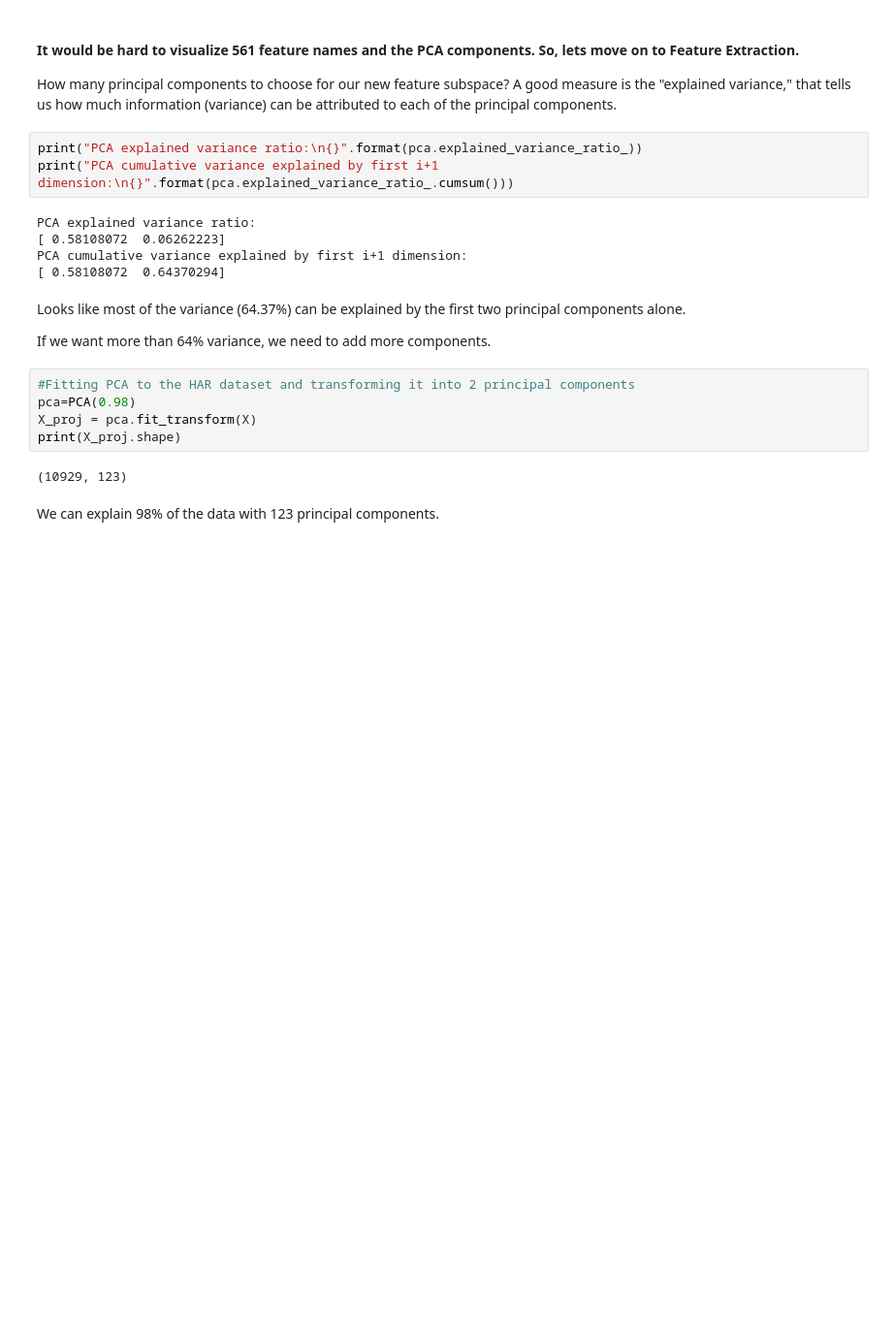
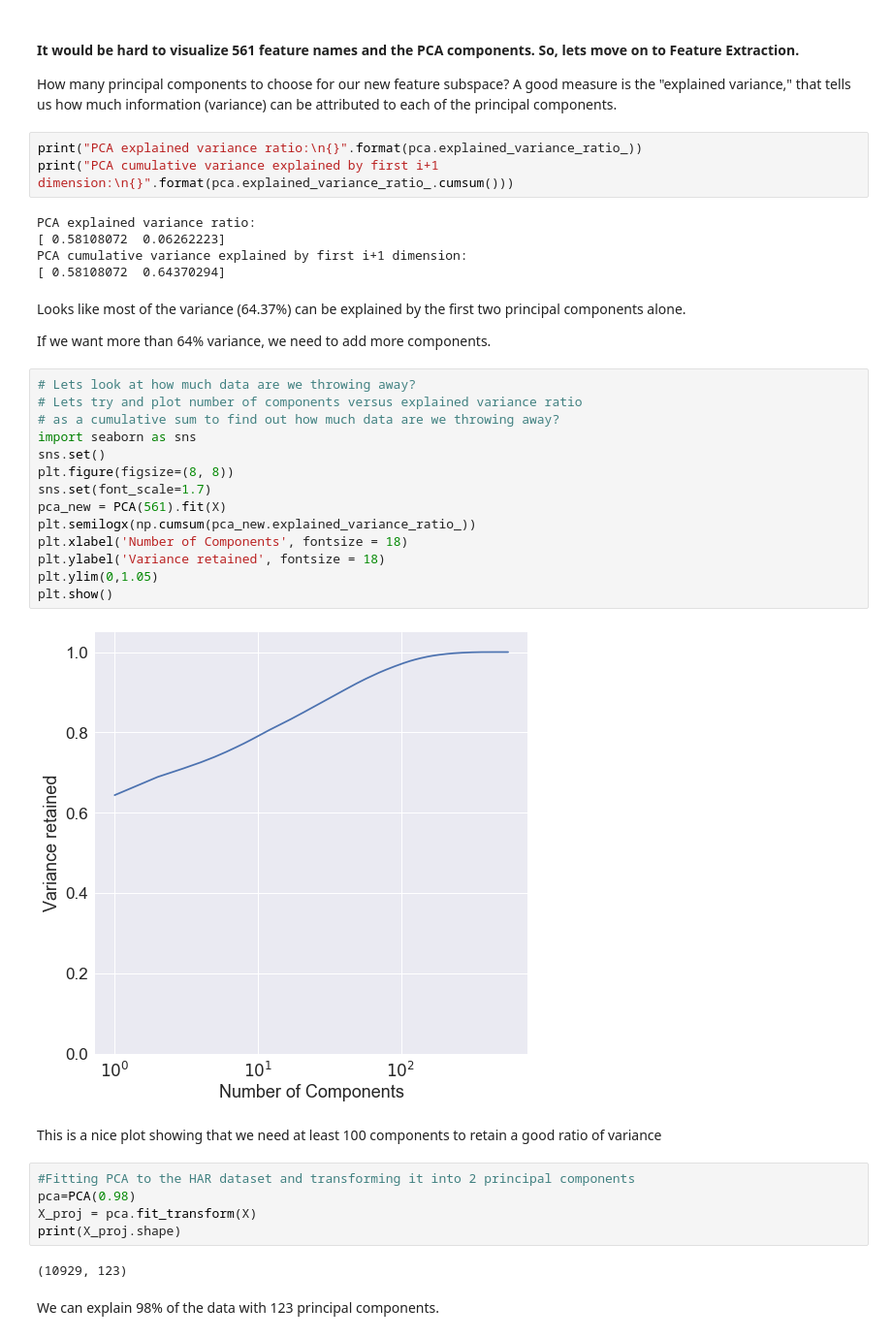
Before and after one commit to mesolmaz/capstone, a Jupyter notebook: HAR_dataset_EDA_and_PCA.ipynb, the cells around one changed output. Shown: that part at 97% size. Drawn from its saved outputs; the diff is of its cells as text; blank space fills up the shorter version.

```diff
--- a/HAR_dataset_EDA_and_PCA.ipynb
+++ b/HAR_dataset_EDA_and_PCA.ipynb
@@ -342,6 +356,24 @@ PCA cumulative variance explained by first i+1 dimension:
 Looks like most of the variance (64.37%) can be explained by the first two principal components alone.
 
 If we want more than 64% variance, we need to add more components.
+# %%
+# Lets look at how much data are we throwing away?
+# Lets try and plot number of components versus explained variance ratio
+# as a cumulative sum to find out how much data are we throwing away?
+import seaborn as sns
+sns.set()
+plt.figure(figsize=(8, 8))
+sns.set(font_scale=1.7)
+pca_new = PCA(561).fit(X)
+plt.semilogx(np.cumsum(pca_new.explained_variance_ratio_))
+plt.xlabel('Number of Components', fontsize = 18)
+plt.ylabel('Variance retained', fontsize = 18)
+plt.ylim(0,1.05)
+plt.show()
+# %% [output]
+[figure, added]
+# %% [markdown]
+This is a nice plot showing that we need at least 100 components to retain a good ratio of variance
 # %%
 #Fitting PCA to the HAR dataset and transforming it into 2 principal components
 pca=PCA(0.98)
```
Also changed, not shown: parts of 28 cells of this notebook.
